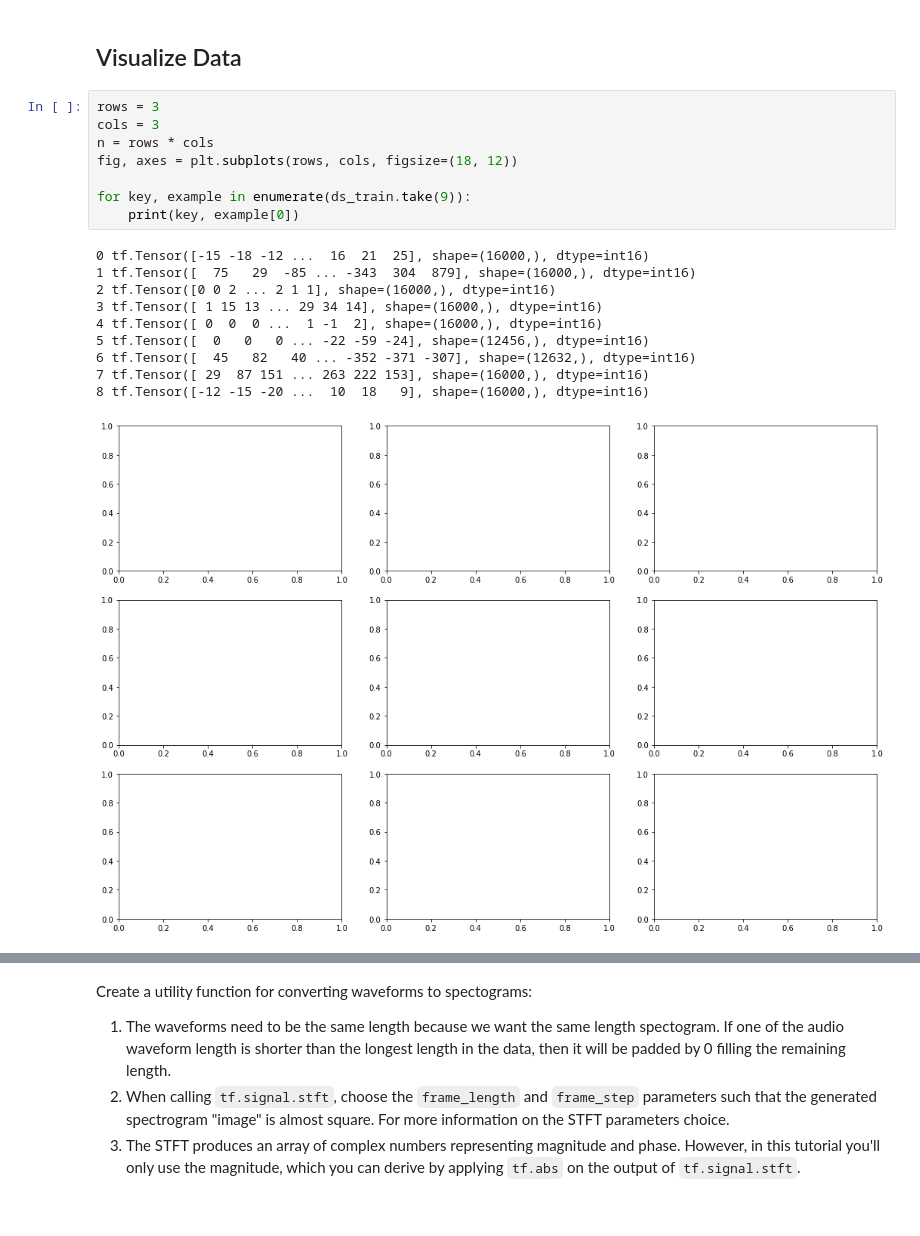
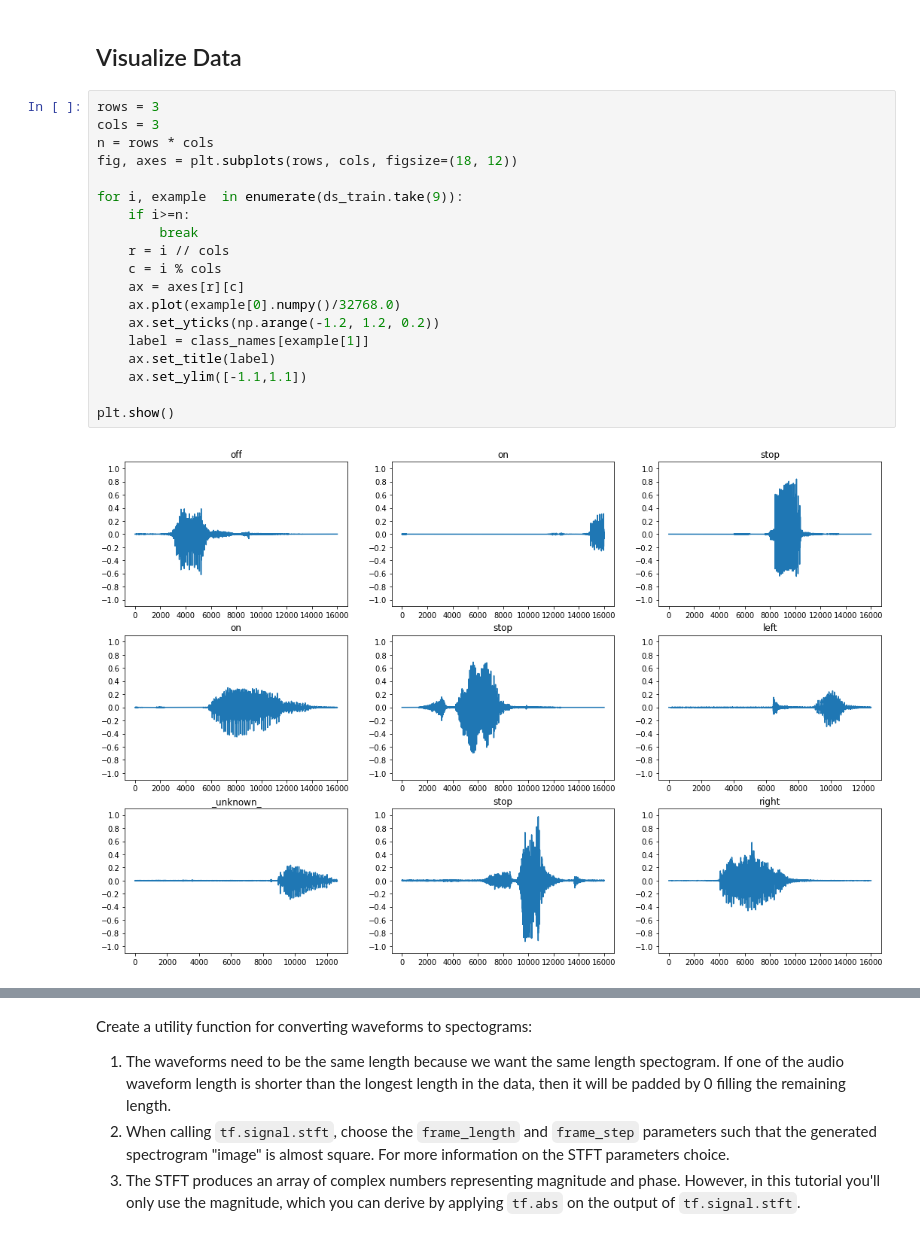
Before and after one commit to marcellinus-witarsah/speech-to-text-model, a Jupyter notebook: speech_to_text_models/train_big.ipynb, the cells around one changed output, grey strips where cells are left out. Saved outputs shown, nothing was run; the diff lists cells and outputs as text.

```diff
--- a/speech_to_text_models/train_big.ipynb
+++ b/speech_to_text_models/train_big.ipynb
@@ -122,19 +110,21 @@ Since the dataset only contains only a single channels then we can delete the la
 # %%
 rows = 3
 cols = 3
 n = rows * cols
 fig, axes = plt.subplots(rows, cols, figsize=(18, 12))
 
-for key, example in enumerate(ds_train.take(9)):
-    print(key, example[0])
+for i, example  in enumerate(ds_train.take(9)):
+    if i>=n:
+        break
+    r = i // cols
+    c = i % cols
+    ax = axes[r][c]
+    ax.plot(example[0].numpy()/32768.0)
+    ax.set_yticks(np.arange(-1.2, 1.2, 0.2))
+    label = class_names[example[1]]
+    ax.set_title(label)
+    ax.set_ylim([-1.1,1.1])
+
+plt.show()
 # %% [output]
-0 tf.Tensor([-15 -18 -12 ...  16  21  25], shape=(16000,), dtype=int16)
-1 tf.Tensor([  75   29  -85 ... -343  304  879], shape=(16000,), dtype=int16)
-2 tf.Tensor([0 0 2 ... 2 1 1], shape=(16000,), dtype=int16)
-3 tf.Tensor([ 1 15 13 ... 29 34 14], shape=(16000,), dtype=int16)
-4 tf.Tensor([ 0  0  0 ...  1 -1  2], shape=(16000,), dtype=int16)
-5 tf.Tensor([  0   0   0 ... -22 -59 -24], shape=(12456,), dtype=int16)
-6 tf.Tensor([  45   82   40 ... -352 -371 -307], shape=(12632,), dtype=int16)
-7 tf.Tensor([ 29  87 151 ... 263 222 153], shape=(16000,), dtype=int16)
-8 tf.Tensor([-12 -15 -20 ...  10  18   9], shape=(16000,), dtype=int16)
-[figure, old version]
+[figure, new version]
```
Also changed, not shown: parts of 10 cells of this notebook.
